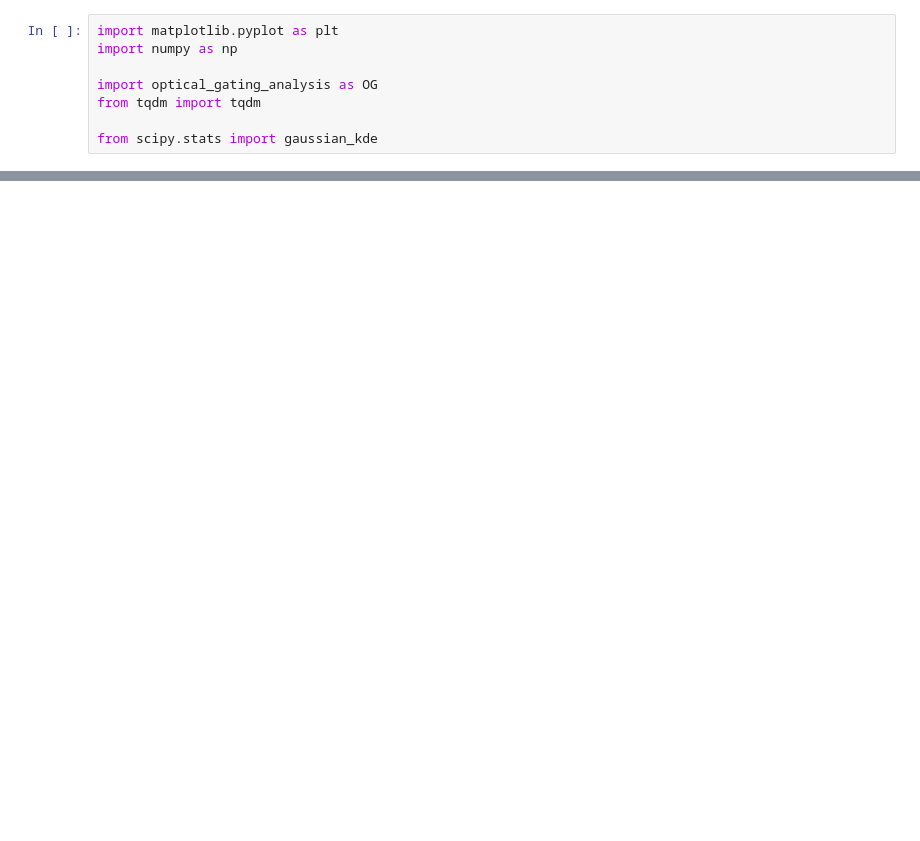
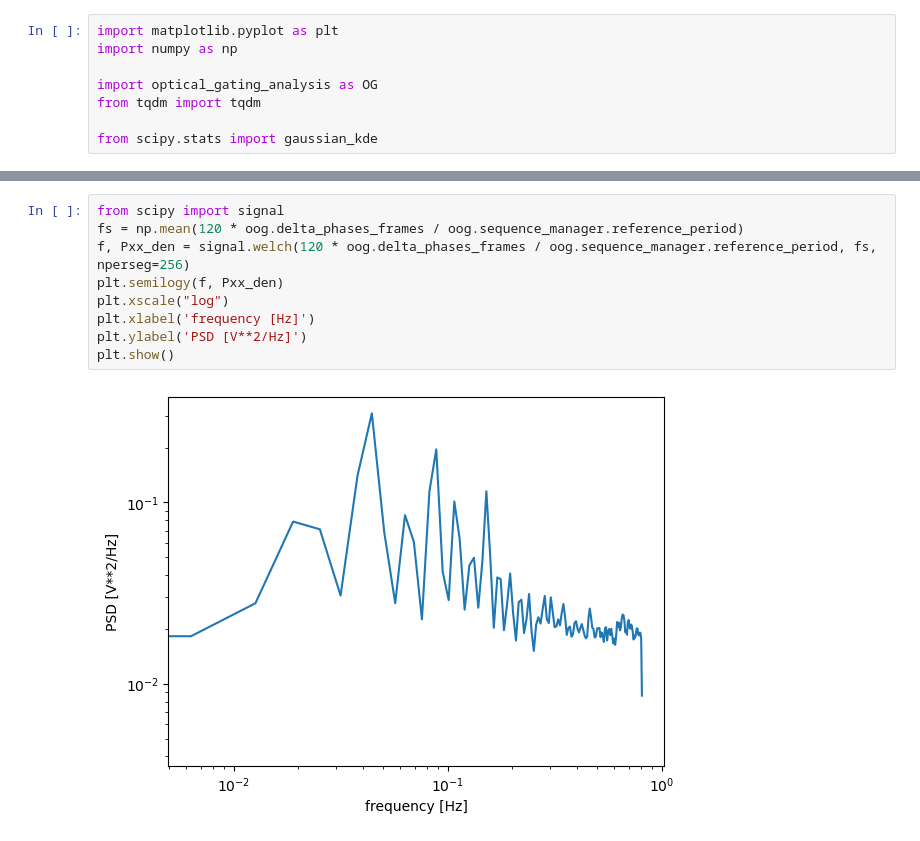
Before and after one commit to karlinr/optical_gating_analysis, a Jupyter notebook: analysis/meetings/2024/13/get_bps.ipynb, the cells around one changed output, grey strips where cells are left out. Cells and saved outputs as stored; diff of their text form; blank space fills up the shorter version.

```diff
--- a/analysis/meetings/2024/13/get_bps.ipynb
+++ b/analysis/meetings/2024/13/get_bps.ipynb
@@ -50,0 +41,11 @@ plt.show()
+# %%
+from scipy import signal
+fs = np.mean(120 * oog.delta_phases_frames / oog.sequence_manager.reference_period)
+f, Pxx_den = signal.welch(120 * oog.delta_phases_frames / oog.sequence_manager.reference_period, fs, nperseg=256)
+plt.semilogy(f, Pxx_den)
+plt.xscale("log")
+plt.xlabel('frequency [Hz]')
+plt.ylabel('PSD [V**2/Hz]')
+plt.show()
+# %% [output]
+[figure, added]
```
Also changed, not shown: parts of 12 cells of this notebook, 3 other files.
